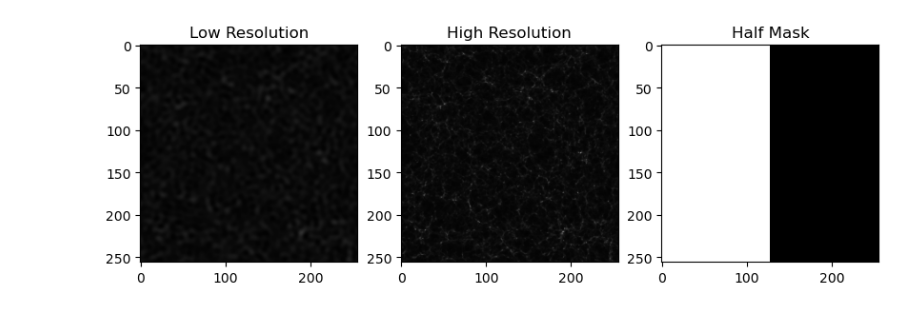
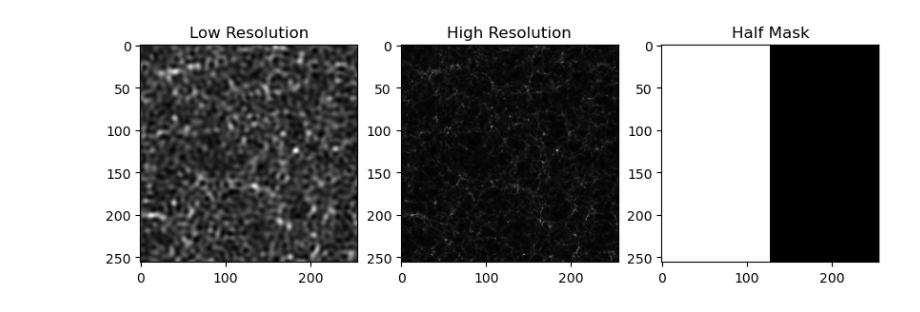
Before and after one commit to michaelgira23/Palette-Image-to-Image-Diffusion-Models, a Jupyter notebook: explore_inpainting.ipynb, the cells around one changed output. Drawn from its saved outputs; the diff is of its cells as text; code cells hidden in the pictures.

```diff
--- a/explore_inpainting.ipynb
+++ b/explore_inpainting.ipynb
@@ -1,33 +1,33 @@
 # %%
 import matplotlib.pyplot as plt
 import numpy as np
 from PIL import Image
 
-lr_image = '../matter-density-superresolution/test/lr/1-110.png'
-hr_image = '../matter-density-superresolution/test/hr/1-110.png'
+lr_image = '../matter-density-superresolution/test/lr/1-100.png'
+hr_image = '../matter-density-superresolution/test/hr/1-100.png'
 half_mask = '../matter-density-superresolution/genhalf_mask/000000.png'
 
 def pil_loader(path):
     return Image.open(path).convert('RGB')
 
 # Load images using numpy
 lr = pil_loader(lr_image)
 hr = pil_loader(hr_image)
 half_mask = pil_loader(half_mask)
 
 # Plot images
 plt.figure(figsize=(10, 10))
 plt.subplot(1, 3, 1)
-plt.imshow(lr, cmap='gray')
+plt.imshow(np.array(lr)[:,:,0], cmap='gray')
 plt.title('Low Resolution')
 plt.subplot(1, 3, 2)
-plt.imshow(hr, cmap='gray')
+plt.imshow(np.array(hr)[:,:,0], cmap='gray')
 plt.title('High Resolution')
 plt.subplot(1, 3, 3)
 plt.imshow(half_mask)
 plt.title('Half Mask')
 
 plt.show()
 # %% [output]
-[figure, old version]
+[figure, new version]
 # %%
```
Also changed, not shown: parts of 5 cells of this notebook, 1 other file.
